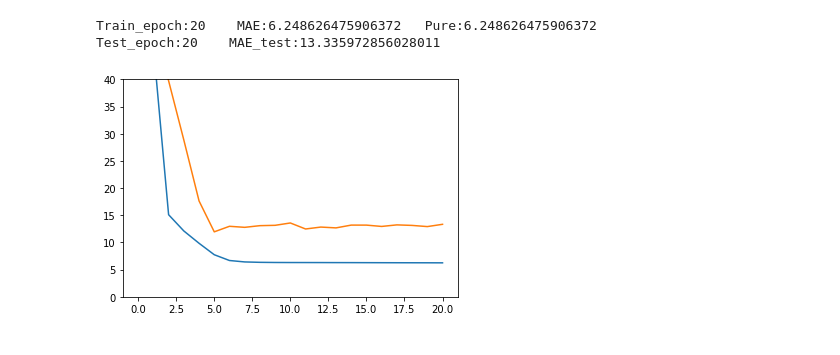
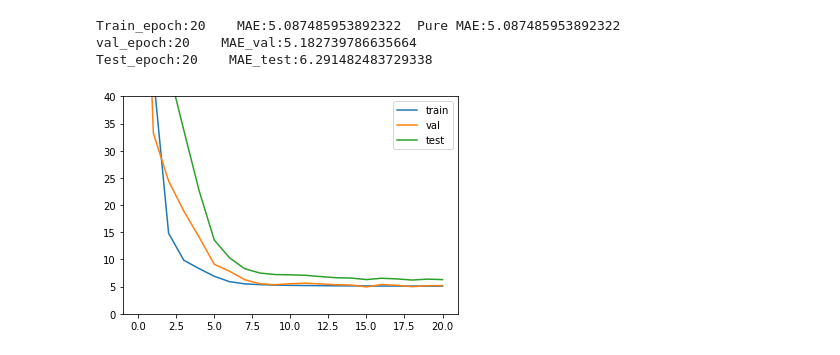
Before and after one commit to darcy1zhang/AutoDL, a Jupyter notebook: Jupyter/trainValidation.ipynb, the cells around one changed output. Drawn from its saved outputs; the diff is of its cells as text; code cells hidden in the pictures.

```diff
--- a/Jupyter/trainValidation.ipynb
+++ b/Jupyter/trainValidation.ipynb
@@ -16,13 +16,9 @@ train_log = np.array([])
 val_log = np.array([])
 test_log = np.array([])
 
-# writer = {
-#     'train': SummaryWriter('../logs/OTO/train'), #必须要不同的writer
-#     'test': SummaryWriter('../logs/OTO/test'),
-# }
 
 batchsize = 32
-lambda_l1 = 0  # 正则化系数
+lambda_l1 = 0.005  # 正则化系数
 lambda_selection = 0
 
 criterion = nn.L1Loss()
@@ -31,26 +27,14 @@ criterion = criterion.cuda()
 model = MLP(feature_number).cuda()
 optimizer = optim.Adam(model.parameters(), lr=0.001)
 
-# adaptive learning rate
-# scheduler = torch.optim.lr_scheduler.ExponentialLR(optimizer, gamma = 0.98)
 
-
-# tmp = np.load("../data/simu_20000_0.1_90_140_train.npy")
-# if s_or_d == 0:
-#     max = np.max(tmp[:, 1004])
-#     min = np.min(tmp[:, 1004])
-# else:
-#     max = np.max(tmp[:, 1005])
-#     min = np.min(tmp[:, 1005])
-
-
-train_dataset = Dataset("../data/features_rand_train_90_115.npy", s_or_d, "train", unrelated_feature_number)
+train_dataset = Dataset("../data/features_rand_train_90_130.npy", s_or_d, 0, unrelated_feature_number)
 train_loader = DataLoader(train_dataset, batch_size=batchsize, shuffle=True,drop_last=True)
 
-val_dataset = Dataset("../data/features_rand_validate_116_140.npy", s_or_d, "test", unrelated_feature_number)
-val_loader = DataLoader(test_dataset, batch_size=batchsize, shuffle=True,drop_last=True)
+val_dataset = Dataset("../data/features_rand_validate_130_140.npy", s_or_d, 1, unrelated_feature_number)
+val_loader = DataLoader(val_dataset, batch_size=batchsize, shuffle=True,drop_last=True)
 
-test_dataset = Dataset("../data/features_rand_test.npy", s_or_d, "test", unrelated_feature_number)
+test_dataset = Dataset("../data/features_rand_test.npy", s_or_d, 2, unrelated_feature_number)
 test_loader = DataLoader(test_dataset, batch_size=batchsize, shuffle=True,drop_last=True)
 
 
@@ -59,7 +43,7 @@ for epoch in range(501):
     # print(f"Learning Rate (Single LR): {optimizer.param_groups[0]['lr']}")
 
     model.train()
-
+    # print(epoch)
     loss_total = 0
     step = 0
     loss_pure = 0
@@ -77,16 +61,16 @@ for epoch in range(501):
 
         loss_pure = loss_pure + loss.item()
 
-        l1_regularization = torch.tensor(0.0).cuda()
-        l1_selection = torch.tensor(0.0).cuda()
+#         l1_regularization = torch.tensor(0.0).cuda()
+#         l1_selection = torch.tensor(0.0).cuda()
 
-        for param in model.seq.parameters():
-            l1_regularization += torch.norm(param, p=1)
+#         for param in model.seq.parameters():
+#             l1_regularization += torch.norm(param, p=1)
 
         # for param in model.OneToOneLayer.parameters():
         #     l1_selection += torch.norm(param, p=1)
 
-        loss = loss + l1_regularization * lambda_l1 + l1_selection * lambda_selection
+        # loss = loss + l1_regularization * lambda_l1 + l1_selection * lambda_selection
 
         optimizer.zero_grad()
         loss.backward()
@@ -104,11 +88,23 @@ for epoch in range(501):
 
     if epoch % 10 == 0:
         # torch.save(model, tmp)
-        print("Train_epoch:" + str(epoch) + "    MAE:" + str(loss_total/step) + "   Pure:" + str(loss_pure/step))
+        print("Train_epoch:" + str(epoch) + "    MAE:" + str(loss_total/step) + "  Pure MAE:" + str(loss_pure/step))
+    # print("train finish")
+    loss_test = 0
+    loss_val = 0
+    step_val = 0
+    step_test = 0
+    with torch.no_grad():
+        for batch_idx, (data, target) in enumerate(val_loader):
+            data, target = data.cuda(), target.cuda()
+            output = model(data)
 
-    loss_test = 0
-    step = 0
-    with torch.no_grad():
+            loss = criterion(output, target)
+
+            loss_val += loss.item()
+            step_val += 1
+
+
         for batch_idx, (data, target) in enumerate(test_loader):
             data, target = data.cuda(), target.cuda()
             output = model(data)
@@ -119,22 +115,26 @@ for epoch in range(501):
             loss = criterion(output, target)
 
             loss_test += loss.item()
-            step += 1
+            step_test += 1
 
-        loss_mean = loss_test / step
+
+        loss_mean = loss_test / step_test
+        loss_val_mean = loss_val / step_val
 
         # writer["test"].add_scalar('FS', loss_mean, epoch)
         test_log = np.append(test_log, loss_mean)
+        val_log = np.append(val_log, loss_val_mean)
 
         if epoch % 10 == 0 and epoch != 0:
+            print("val_epoch:" + str(epoch) + "    MAE_val:" + str(loss_val_mean))
             print("Test_epoch:" + str(epoch) + "    MAE_test:" + str(loss_mean))
             # tmp_epoch = np.arange(epoch+1)
             # print(tmp_epoch)
             plt.plot(train_log)
+            plt.plot(val_log)
             plt.plot(test_log)
+
+            plt.legend(["train","val","test"])
             plt.ylim(0,40)
             plt.show()
-
-# writer["train"].close()
-# writer["test"].close()
 # %% [output]
@@ -145,3 +146,4 @@ Test_epoch:10    MAE_test:13.581088346414292
-Train_epoch:20    MAE:6.248626475906372   Pure:6.248626475906372
-Test_epoch:20    MAE_test:13.335972856028011
+Train_epoch:20    MAE:5.087485953892322  Pure MAE:5.087485953892322
+val_epoch:20    MAE_val:5.182739786635664
+Test_epoch:20    MAE_test:6.291482483729338
-[figure, old version]
+[figure, new version]
```
Also changed, not shown: parts of 2 cells of this notebook, 2 other files.
